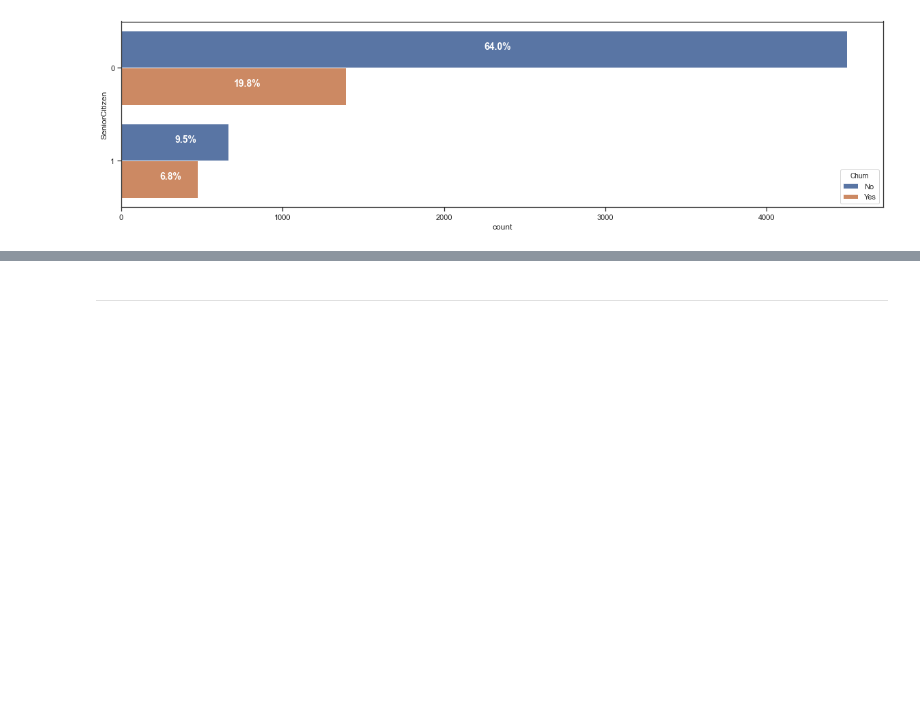
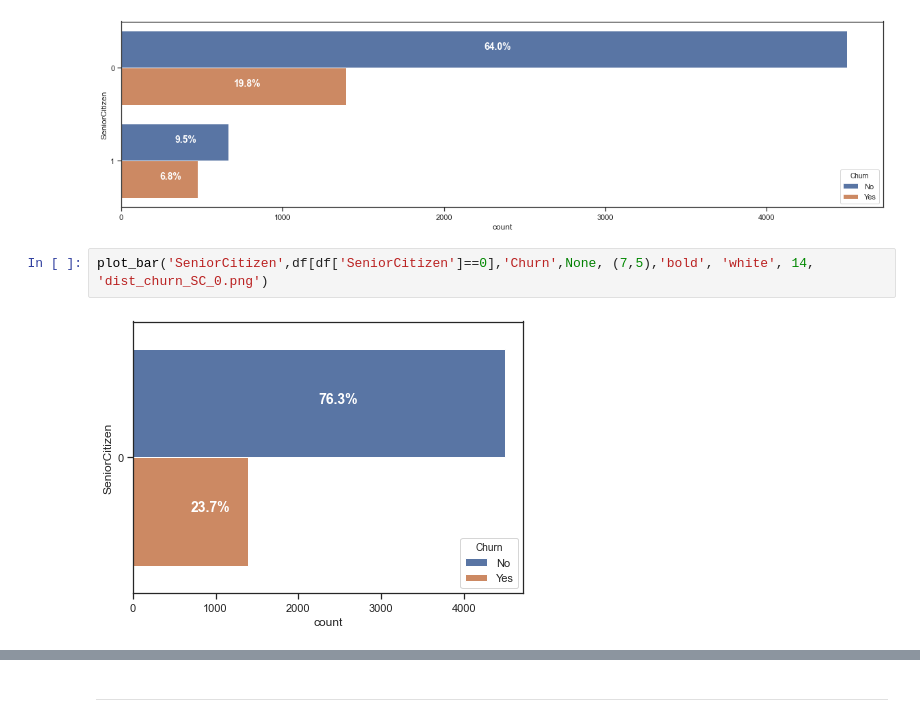
Before and after one commit to weinerkervens/churn_analysis, a Jupyter notebook: Customer Churn Analysis (by Weiner-Kervens PIERRE).ipynb, the cells around one changed output, grey strips where cells are left out. Saved outputs shown, nothing was run; the diff lists cells and outputs as text; blank space fills up the shorter version.

```diff
--- a/Customer Churn Analysis (by Weiner-Kervens PIERRE).ipynb
+++ b/Customer Churn Analysis (by Weiner-Kervens PIERRE).ipynb
@@ -244,3 +269,7 @@ plot_bar('gender',df,'Churn',None, (7,5),'bold', 'white', 12, 'dist_churn_1.png'
 plot_bar('SeniorCitizen',df,'Churn',None, (20,5),'bold', 'white', 14, 'dist_churn_2.png')
 # %% [output]
 [figure]
+# %%
+plot_bar('SeniorCitizen',df[df['SeniorCitizen']==0],'Churn',None, (7,5),'bold', 'white', 14, 'dist_churn_SC_0.png')
+# %% [output]
+[figure, added]
```
Also changed, not shown: parts of 39 cells of this notebook, 13 other files.
